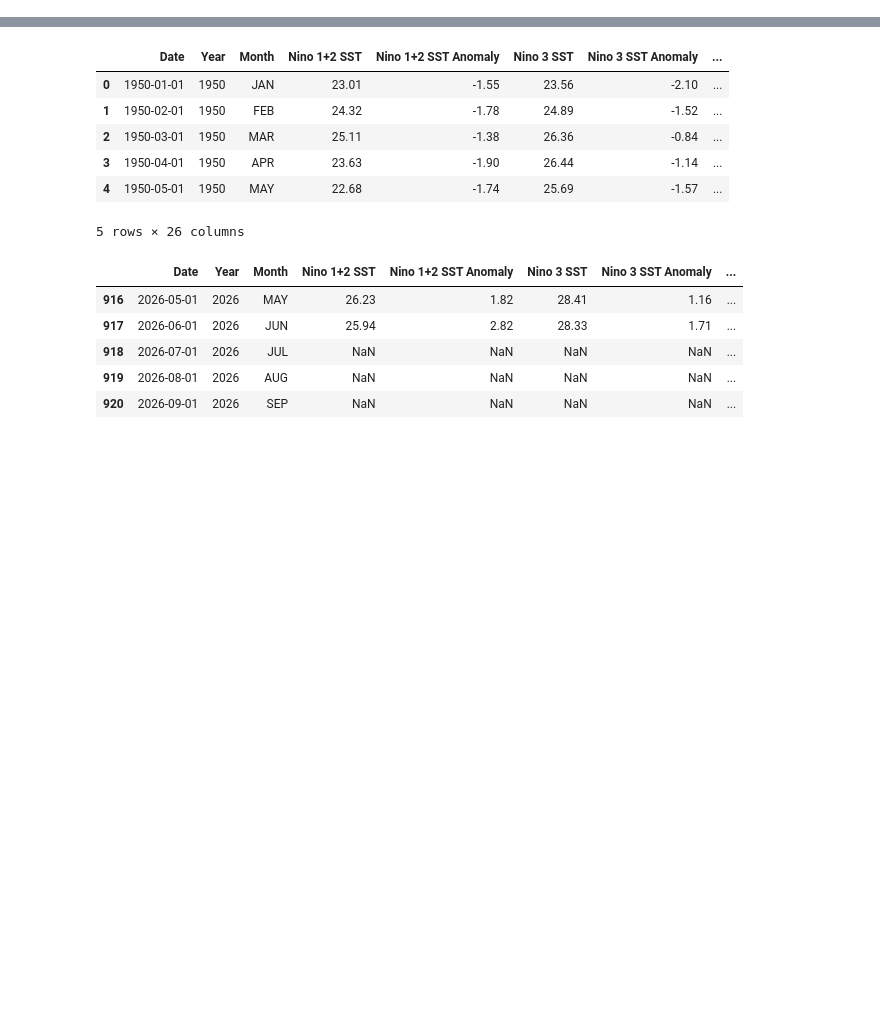
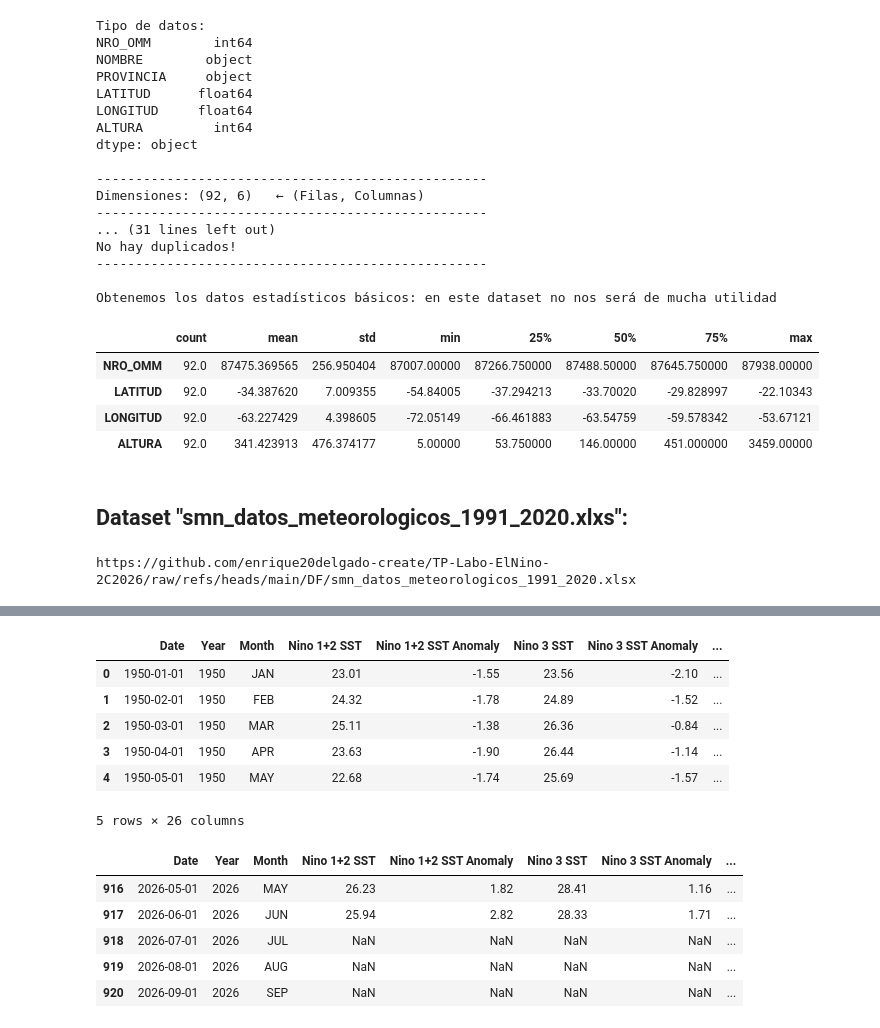
Before and after one commit to enrique20delgado-create/TP-Labo-ElNino-2C2026, a Jupyter notebook: Notebook/Ds_Enso.ipynb, the cells around one changed output, grey strips where cells are left out. Cells and saved outputs as stored; diff of their text form; code cells hidden in the pictures; blank space fills up the shorter version.

```diff
--- a/Notebook/Ds_Enso.ipynb
+++ b/Notebook/Ds_Enso.ipynb
@@ -4,0 +16,6 @@ import matplotlib.pyplot as plt
+# %%
+# Buscamos el archivo en el GitHub
+# Apunta a la carpeta DF/ del repositorio en GitHub. Será el mismo URL para todos los Dataframes.
+URL = "https://github.com/enrique20delgado-create/TP-Labo-ElNino-2C2026/raw/refs/heads/main/DF/"
+
+print(URL + "smn_estaciones_meteorologicas21-26.xlsx")   # así se arma la dirección de cada archivo
@@ -4,0 +24,3 @@ import matplotlib.pyplot as plt
+# %%
+#Cargamos los datos
+estaciones = pd.read_excel(URL + "smn_estaciones_meteorologicas21-26.xlsx")   # read_excel: leer una planilla de Excel
@@ -4,0 +47,70 @@ import matplotlib.pyplot as plt
+# %%
+#Describimos la estructura del Dataset:
+#--------------------------------------
+
+#Tipo de datos definidos:
+print('Tipo de datos:')
+print(estaciones.dtypes)
+print('')
+print('-'*50)
+
+#Veamos sus dimensiones:
+print("Dimensiones:", estaciones.shape, "  ← (Filas, Columnas)")
+print('-'*50)
+print('')
+
+#Veamos la calidad de datos: hay varios puntos
+print('Tiene nulos? No! No tiene Nulos!')
+print(estaciones.info())
+print('')
+print('Pero por las dudas verifico los nulos por columna:')
+print(estaciones.isnull().sum())
+print('')
+print('Confirmado, no hay valores nulos ya que dieron todas cero.')
+print('-'*50)
+print('')
+
+print('Revisamos si hay duplicados:')
+print("Filas duplicadas:", estaciones.duplicated().sum())
+if estaciones.duplicated().sum() == 0:
+  print('No hay duplicados!')
+else:
+  print('Hay filas duplicadas, vamos a revisar un poco más y eliminarlas')
+print('-'*50)
+print('')
+
+print('Obtenemos los datos estadísticos básicos: en este dataset no nos será de mucha utilidad')
+display(estaciones.describe().T)
+# %% [output]
+Tipo de datos:
+NRO_OMM        int64
+NOMBRE        object
+PROVINCIA     object
+LATITUD      float64
+LONGITUD     float64
+ALTURA         int64
+dtype: object
+
+--------------------------------------------------
+Dimensiones: (92, 6)   ← (Filas, Columnas)
+--------------------------------------------------
+... (31 lines left out)
+No hay duplicados!
+--------------------------------------------------
+
+Obtenemos los datos estadísticos básicos: en este dataset no nos será de mucha utilidad
+|  | count | mean | std | min | 25% | 50% | 75% | max |
+| NRO_OMM | 92.0 | 87475.369565 | 256.950404 | 87007.00000 | 87266.750000 | 87488.50000 | 87645.750000 | 87938.00000 |
+| LATITUD | 92.0 | -34.387620 | 7.009355 | -54.84005 | -37.294213 | -33.70020 | -29.828997 | -22.10343 |
+| LONGITUD | 92.0 | -63.227429 | 4.398605 | -72.05149 | -66.461883 | -63.54759 | -59.578342 | -53.67121 |
+| ALTURA | 92.0 | 341.423913 | 476.374177 | 5.00000 | 53.750000 | 146.00000 | 451.000000 | 3459.00000 |
+# %% [markdown]
+## Dataset "smn_datos_meteorologicos_1991_2020.xlxs":
+# %%
+# Buscamos el archivo en el GitHub
+# Apunta a la carpeta DF/ del repositorio en GitHub. Será el mismo URL para todos los Dataframes.
+URL = "https://github.com/enrique20delgado-create/TP-Labo-ElNino-2C2026/raw/refs/heads/main/DF/"
+
+print(URL + "smn_datos_meteorologicos_1991_2020.xlsx")   # así se arma la dirección de cada archivo
+# %% [output]
+https://github.com/enrique20delgado-create/TP-Labo-ElNino-2C2026/raw/refs/heads/main/DF/smn_datos_meteorologicos_1991_2020.xlsx
```
Also changed, not shown: parts of 24 cells of this notebook.
